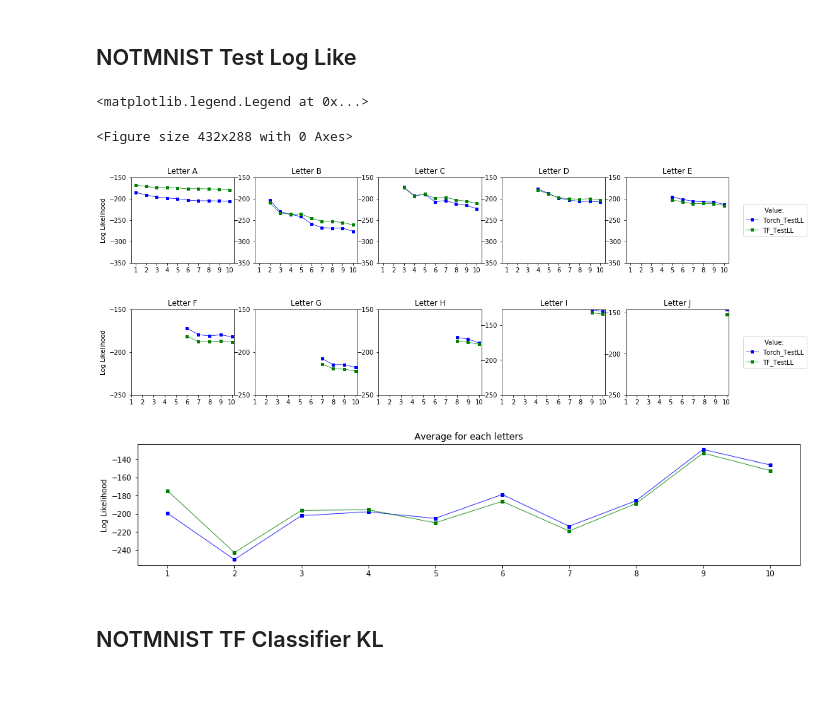
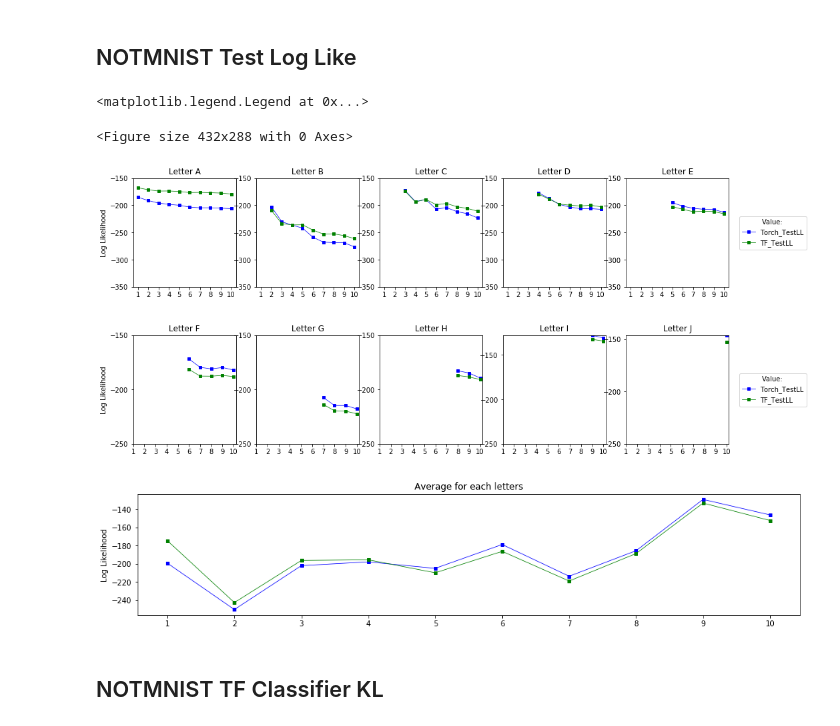
Before and after one commit to guyrom27/VariationalContinualLearning, a Jupyter notebook: Results.ipynb, the cells around one changed output. Drawn from its saved outputs; the diff is of its cells as text; code cells hidden in the pictures; blank space fills up the shorter version.

```diff
--- a/Results.ipynb
+++ b/Results.ipynb
@@ -456,8 +456,8 @@ mpl.rcParams['lines.markersize'] = 4
 mpl.rcParams['lines.linewidth'] = 0.75
 
 plt.clf()
-g, ax1 = plt.subplots(1, 5, figsize=(17,2.5), sharex=True)
-h, ax2 = plt.subplots(1, 5, figsize=(17,2.5), sharex=True)
+g, ax1 = plt.subplots(1, 5, figsize=(16,3), sharex=True)
+h, ax2 = plt.subplots(1, 5, figsize=(16,3), sharex=True)
 i, ax3  = plt.subplots(1, 1, figsize=(16,3), sharex=True,
                                                         sharey=True)
 
@@ -479,35 +479,35 @@ for i in range(5):
     ax2[i].set_xticks(np.arange(1, 11, 1))
     ax2[i].set_yticks(np.arange(-150, -251,-50))
 
 
 test_ll_tf[test_ll_tf == 0] = np.nan
 
 ax3.plot(x, [np.nanmean(x) for x in test_ll], color = "b", marker = "s")
 ax3.plot(x, np.nanmean(test_ll_tf,0), color = "g", marker = "s")
 ax3.set_title("Average for each letters")
 ax3.set_ylabel("Log Likelihood")
 ax3.set_xticks(np.arange(1,11,1))
 
 ax1[0].set_ylabel("Log Likelihood")
 ax2[0].set_ylabel("Log Likelihood")
 
 g.legend(   # The line objects
            labels=["Torch_TestLL", "TF_TestLL"],   # The labels for each line
            loc="center right",   # Position of legend
            borderaxespad=0.3,    # Small spacing around legend box
            title="Value:"  # Title for the legendblack
            )
 h.legend(   # The line objects
            labels=["Torch_TestLL", "TF_TestLL"],   # The labels for each line
            loc="center right",   # Position of legend
            borderaxespad=0.3,    # Small spacing around legend box
            title="Value:"  # Title for the legend
            )
 # %% [output]
 <matplotlib.legend.Legend at 0x...>
 <Figure size 432x288 with 0 Axes>
-[figure, old version]
+[figure, new version]
-[figure, old version]
+[figure, new version]
 [figure]
 # %% [markdown]
 <h2> NOTMNIST TF Classifier KL </h2>
```
Also changed, not shown: parts of 4 cells of this notebook, 2 other files.
